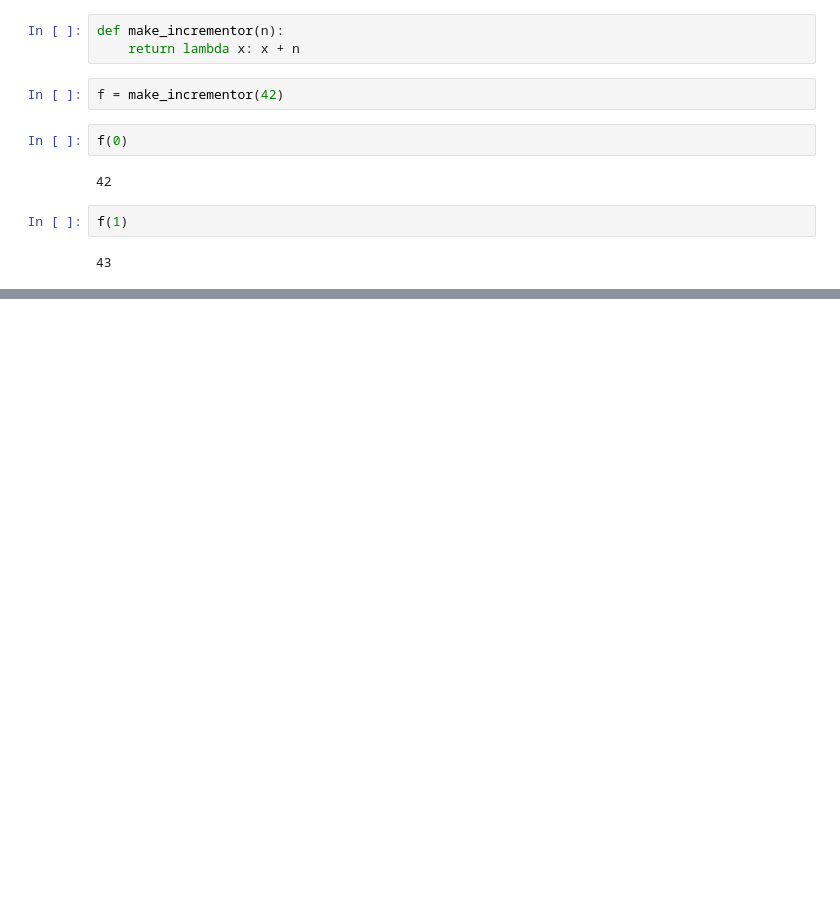
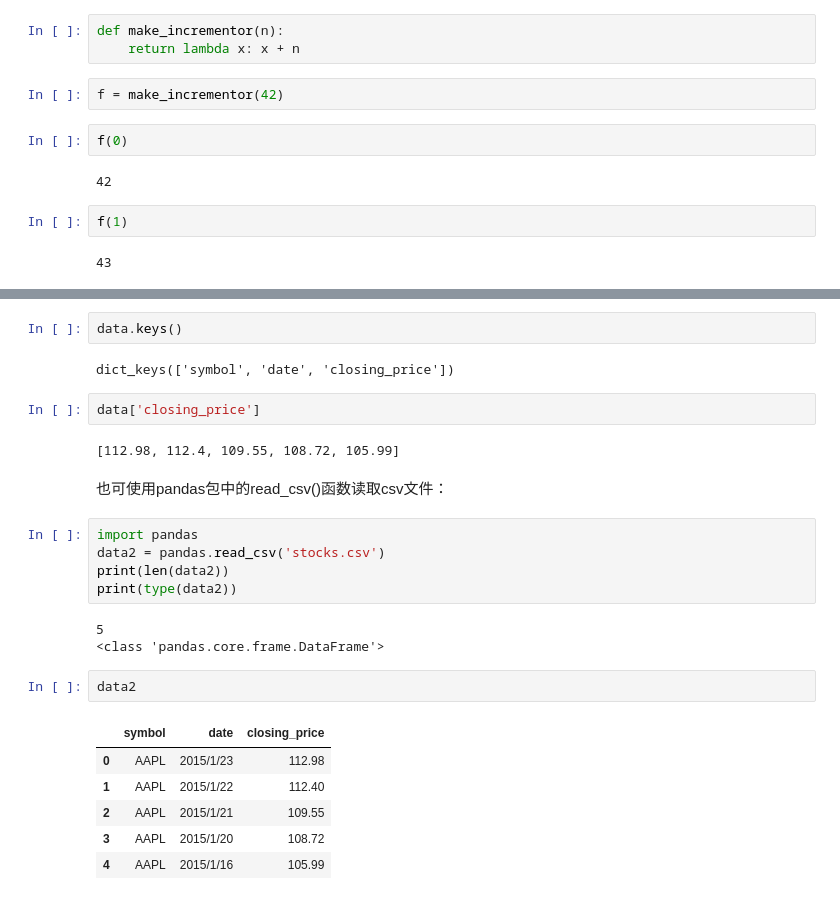
Before and after one commit to feng-li/tools-for-data-science, a Jupyter notebook: 03-Python-from-Scratch/L3-Python-from-Scratch.ipynb, the cells around one changed output, grey strips where cells are left out. Cells and saved outputs as stored; diff of their text form; blank space fills up the shorter version.

```diff
--- a/03-Python-from-Scratch/L3-Python-from-Scratch.ipynb
+++ b/03-Python-from-Scratch/L3-Python-from-Scratch.ipynb
@@ -463,0 +599,27 @@ f(1)
+# %%
+data.keys()
+# %% [output]
+dict_keys(['symbol', 'date', 'closing_price'])
+# %%
+data['closing_price']
+# %% [output]
+[112.98, 112.4, 109.55, 108.72, 105.99]
+# %% [markdown]
+也可使用pandas包中的read_csv()函数读取csv文件：
+# %%
+import pandas
+data2 = pandas.read_csv('stocks.csv')
+print(len(data2))
+print(type(data2))
+# %% [output]
+5
+<class 'pandas.core.frame.DataFrame'>
+# %%
+data2
+# %% [output]
+|  | symbol | date | closing_price |
+| 0 | AAPL | 2015/1/23 | 112.98 |
+| 1 | AAPL | 2015/1/22 | 112.40 |
+| 2 | AAPL | 2015/1/21 | 109.55 |
+| 3 | AAPL | 2015/1/20 | 108.72 |
+| 4 | AAPL | 2015/1/16 | 105.99 |
```
Also changed, not shown: parts of 48 cells of this notebook.
